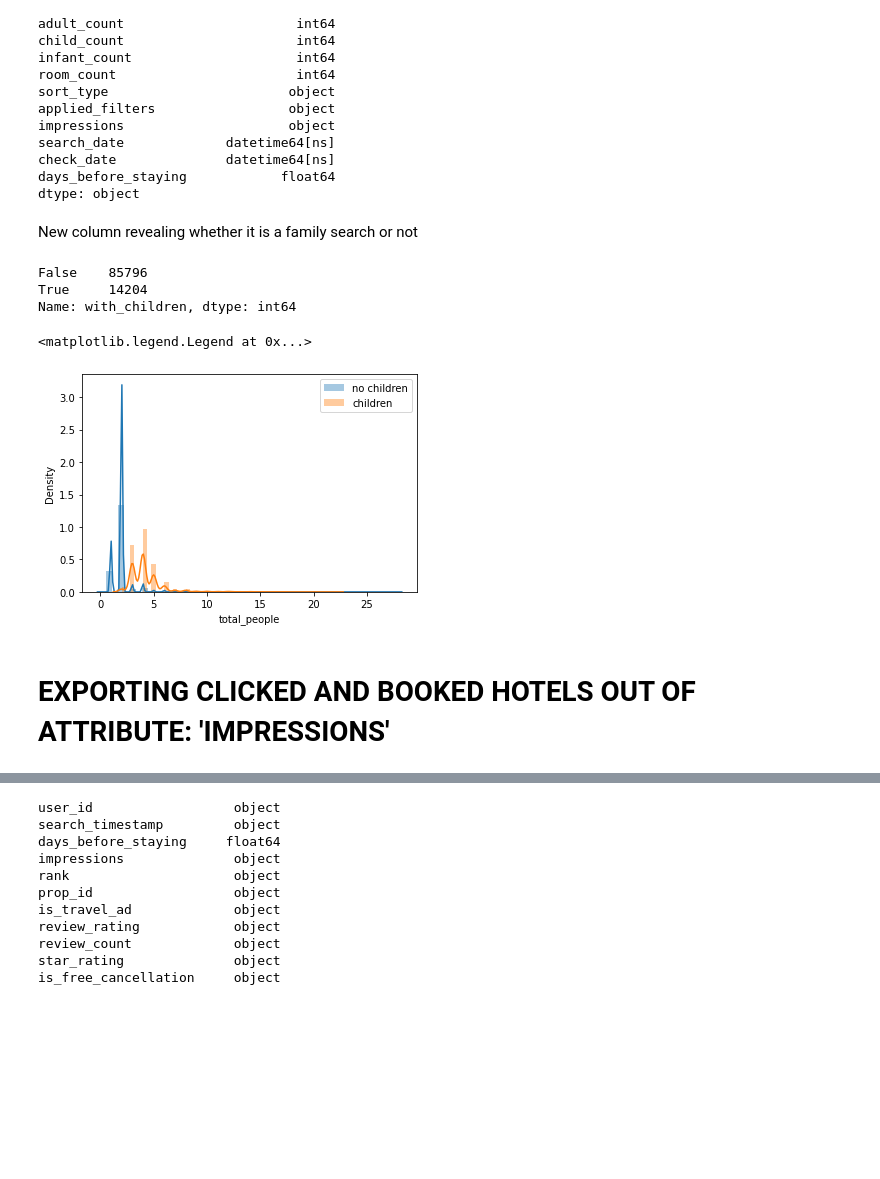
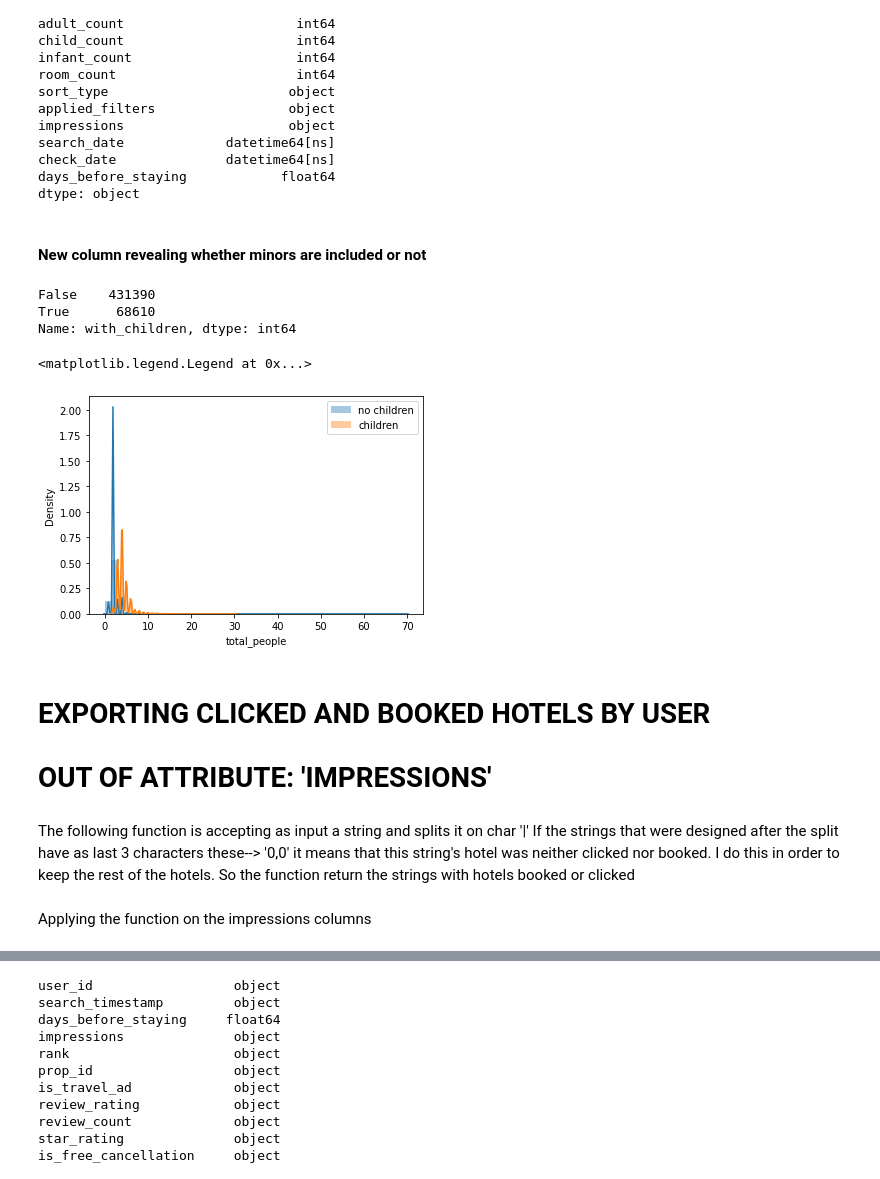
Before and after one commit to zetdata7/Hotel-Recommendations, a Jupyter notebook: EDA_Hotels.ipynb, the cells around one changed output, grey strips where cells are left out. Saved outputs shown, nothing was run; the diff lists cells and outputs as text; code cells hidden in the pictures; blank space fills up the shorter version.

```diff
--- a/EDA_Hotels.ipynb
+++ b/EDA_Hotels.ipynb
@@ -70,9 +99,9 @@ def correct_neg(x): # Created in order to substitute negative entries with Nan v
 # %%
 #Extracting date out of the timestamp. This aims to see how
 # many days before staying did the search take place
-main['search_date'] = main['search_timestamp'].str[:10]
-main['search_date']= pd.to_datetime(main['search_date'])
-main['check_date']= pd.to_datetime(main['checkin_date'])
-main['days_before_staying'] = main['check_date'] - main['search_date']
-main['days_before_staying'] = pd.to_timedelta(main['days_before_staying'], errors='coerce').dt.days
-main['days_before_staying'] = main['days_before_staying'].apply(correct_neg)
+df['search_date'] = df['search_timestamp'].str[:10]
+df['search_date']= pd.to_datetime(df['search_date'])
+df['check_date']= pd.to_datetime(df['checkin_date'])
+df['days_before_staying'] = df['check_date'] - df['search_date']
+df['days_before_staying'] = pd.to_timedelta(df['days_before_staying'], errors='coerce').dt.days
+df['days_before_staying'] = df['days_before_staying'].apply(correct_neg)
@@ -98,7 +133,5 @@ Transforming some integers to strings since the do not have quantity meaning
 # %%
-main['user_id'] = main['user_id'].astype('str')
-main['search_id'] = main['search_id'].astype('str')
-main['point_of_sale'] = main['point_of_sale'].astype('str')
-main['geo_location_country'] = main['geo_location_country'].astype('str')
-main['destination_id'] = main['destination_id'].astype('str')
+df['point_of_sale'] = df['point_of_sale'].astype('str')
+df['geo_location_country'] = df['geo_location_country'].astype('str')
+df['destination_id'] = df['destination_id'].astype('str')
 # %%
@@ -124,31 +157,32 @@ search_date             datetime64[ns]
 check_date              datetime64[ns]
 days_before_staying            float64
 dtype: object
+# %% [markdown]
+#### New column revealing whether minors are included or not
 # %%
 def child_bool(x, y):
     return x + y  > 0
-# %% [markdown]
-New column revealing whether it is a family search or not
 # %%
-main['with_children'] =main.apply(lambda x: child_bool(x['child_count'], x['infant_count']), axis=1)
+df['with_children'] =df.apply(lambda x: child_bool(x['child_count'], x['infant_count']), axis=1)
 # %%
 # How many searches included chuldren and how many not
-main['with_children'].value_counts()
+df['with_children'].value_counts()
 # %% [output]
-False    85796
-True     14204
+False    431390
+True      68610
 Name: with_children, dtype: int64
 # %%
 # Total people of each search
-main['total_people'] = main['adult_count']+ main['child_count']+main['infant_count']
+df['total_people'] = df['adult_count']+ df['child_count']+df['infant_count']
 # %%
 # Comparison bwtween distributions of total people whether kids are included or not
-sns.distplot(main[~main['with_children']]['total_people'], label='no children', color='C0')
-sns.distplot(main[main['with_children']]['total_people'], label='children', color='C1')
+sns.distplot(df[~df['with_children']]['total_people'], label='no children', color='C0')
+sns.distplot(df[df['with_children']]['total_people'], label='children', color='C1')
 
 plt.legend()
 # %% [output]
 <matplotlib.legend.Legend at 0x...>
-[figure, old version]
+[figure, new version]
 # %% [markdown]
-# EXPORTING CLICKED AND BOOKED HOTELS OUT OF ATTRIBUTE: 'IMPRESSIONS'
+# EXPORTING CLICKED AND BOOKED HOTELS BY USER
+# OUT OF ATTRIBUTE: 'IMPRESSIONS'
@@ -157 +189,7 @@ df = main
+# %% [markdown]
+ The following function is accepting as
+input a string and splits it on char '|'
+If the strings that were designed after the split have as last 3 characters these--> '0,0'
+it means that this string's hotel was neither clicked nor booked. I do this in order to keep
+the rest of the hotels. So the function return the strings with hotels booked or clicked
 # %%
@@ -169,4 +203,6 @@ def func(x):
     if len(b) == 0:
         b = 0
     return b
+# %% [markdown]
+Applying the function on the impressions columns
 # %%
```
Also changed, not shown: parts of 66 cells of this notebook.
